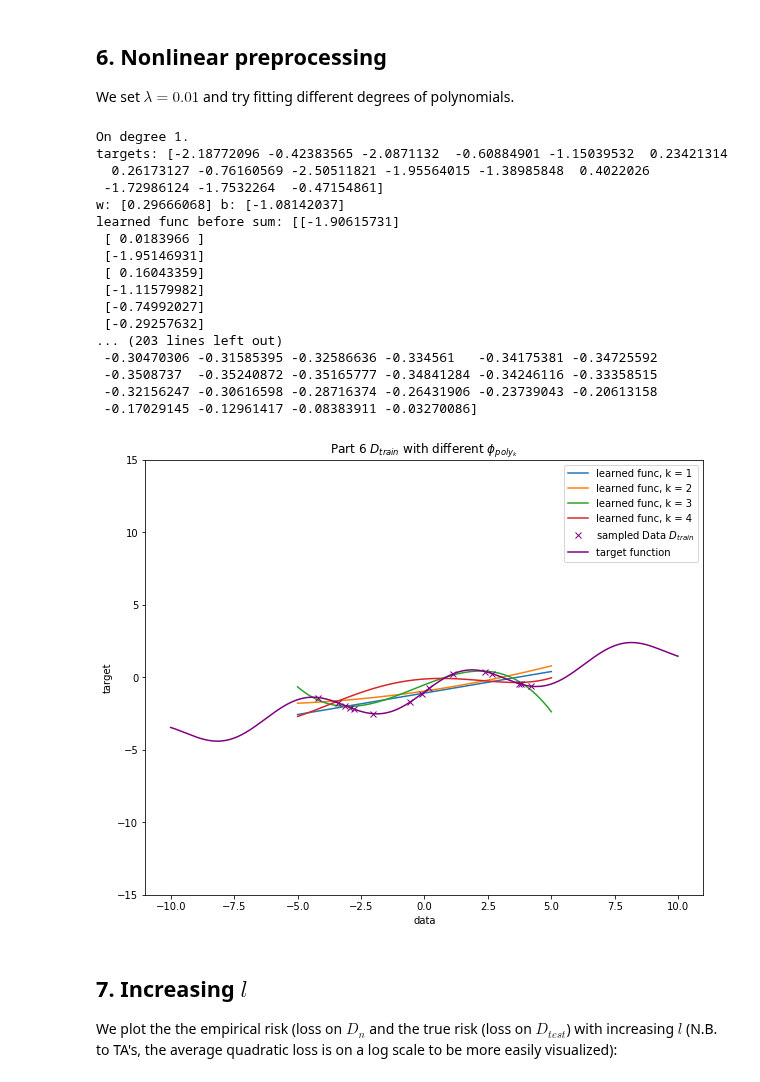
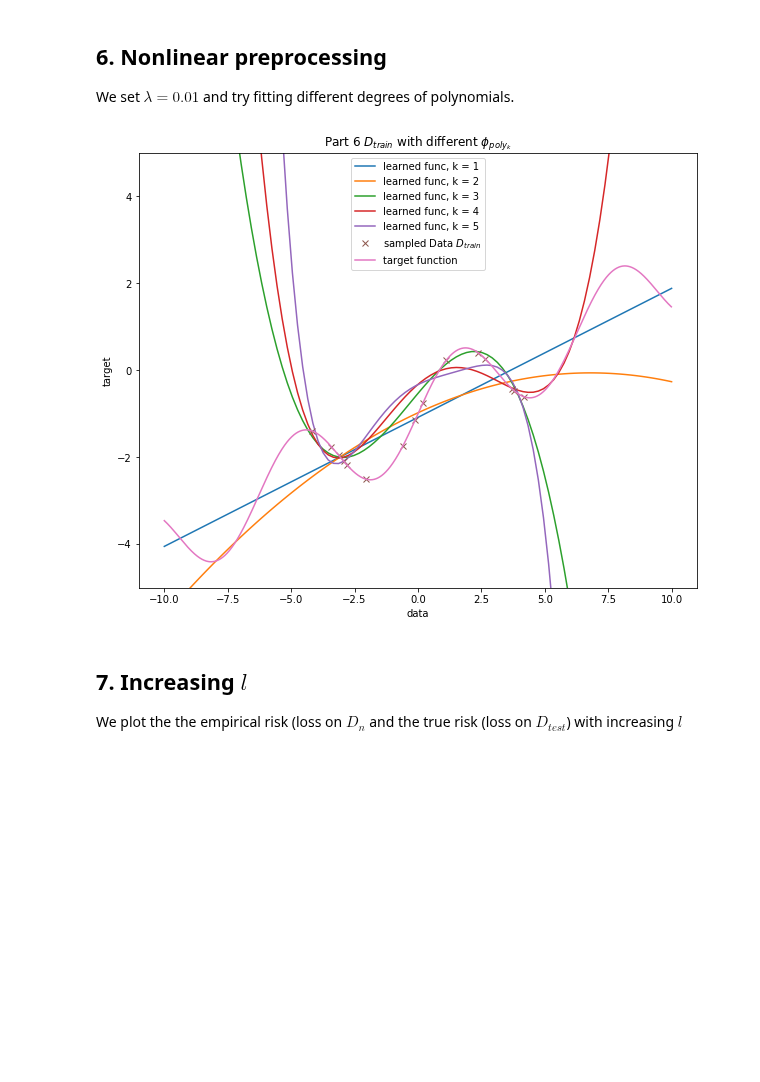
Before and after one commit to violetguos/ift6390, a Jupyter notebook: Homework 2/Practical.ipynb, the cells around one changed output. Cells and saved outputs as stored; diff of their text form; code cells hidden in the pictures; blank space fills up the shorter version.

```diff
--- a/Homework 2/Practical.ipynb
+++ b/Homework 2/Practical.ipynb
@@ -126,7 +127,7 @@ We sample our test set $D_{test}$ and train models on $D_{n}$ , using $\lambda$
 Then we plot $\lambda$  on the x-axis, and loss on the y-axis (N.B. to TAs: we plotted $\lambda$ on a log scale):
 # %%
 # Sample D_test
-data = np.random.uniform(-5,5,100)
+data = np.random.uniform(-5, 5, 100)
 target = hX(data)
 dataDtest = [data, target]
 
@@ -149,8 +150,8 @@ for i in lambdaVals:
     lossArr.append(loss)
 
     # Uncomment to plot
-    """plt.rcParams['figure.figsize'] = [10, 8]
-    plt.plot(dataDtest[0], learnedFunc, '8', label = "learned func, $\lambda$ = {}".format(i) )
+    plt.rcParams['figure.figsize'] = [10, 8]
+    plt.plot(dataDtest[0], learnedFunc, label = "learned func, $\lambda$ = {}".format(i) )
 
 plt.plot(dataDtest[0], dataDtest[1], 'o', label="sampled Data $D_{test}$")
 plt.plot(xvals, hX(xvals), label = "target function")
@@ -158,4 +159,4 @@ plt.xlabel("data")
 plt.ylabel("target")
 plt.title("Part 5 $D_{test}$ with different $\lambda$")
 plt.legend(loc='best')
-plt.show()"""
+plt.show()
@@ -176,14 +179,13 @@ plt.show()
 We set $\lambda = 0.01$ and try fitting different degrees of polynomials.
 # %%
 # Define step size and number of steps for each degree
-kDegreeArr = [1, 2, 3, 4]
-stepsizeArr = [0.01, 0.001, 1.0e-6, 1.0e-7]
-#stepsizeArr = [0.01, 0.001, 5.5180124e-08, 0.00000001]
-numStepArr = [400, 40000, int(1e6), int(1e6)]
-#numStepArr = [400, 40000, 837605, 40000]
+kDegreeArr = [1, 2, 3, 4, 5]
 
-#stepsizeArr = [10**(-7), 10**(-7), 10**(-7), 10**(-7)]
-#numStepArr = [10, 10, 10, 10]
+
+stepsizeArr = [0.01, 0.001, 1.0e-6, 1.0e-7, 1.0e-7]
+
+numStepArr = [400, 40000, int(1e6),int(3.5e6), int(3.5e6)]
+
 
 plt.rcParams['figure.figsize'] = [10, 8]
 plt.ylim(top = 5, bottom=-5)
@@ -191,7 +193,7 @@ plt.ylim(top = 5, bottom=-5)
 lossArr_train = []
 lossArr_test = []
 learned_param = []
-
+regLossArr_train = []
 np.random.seed(5)
 
 # Function to do a mapping from a 1d X.
@@ -206,7 +208,8 @@ def to_map(input_data, k):
     return dataK
 
 for k in kDegreeArr:
-    print('On degree {}.'.format(k))
+    np.random.seed(5)
+
     # Initialize weights and bias randomly according to degree
     weight = np.random.rand(k)
     bias = 0
@@ -218,82 +221,57 @@ for k in kDegreeArr:
     dataDM = np.array(dataDM)
 
     # Get a mapping of the dummy data (to make plot smooth)
-    dataK = np.array(np.linspace(-5, 5, 100))
+    dataK = np.array(np.linspace(-10, 10, 100))
     dataKn = [dataK , hX(dataK)]
     dataKM = []
     for data in dataK:
         dataKM.append(to_map(data, k))
     dataKM = np.array(dataKM)
-
-    # Get a mapping of the targets
-    #targetsM = []
-    #for target in dataDn[1]:
-    #    targetsM.append(to_map(target, k))
-    #targetsM = np.array(targetsM)
 
     # Do the descent
     regGD = 0
     regGD = gradDescent(weightedDecay = 0.01,
                         stepSize = stepsizeArr[kDegreeArr.index(k)],
                         numberSteps= numStepArr[kDegreeArr.index(k)])
     regGDParam = regGD.regression_gradient(weight, bias, dataDM, dataDn[1])
     learned_param.append([regGDParam[0], regGDParam[1]])
 
     # Define the function using the learned parameters
     learnedFunc, learnedFunc_plot = [], []
     for i, point in enumerate(dataDM):
         learnedFunc.append(np.dot(regGDParam[0], point) + regGDParam[1])
     learnedFunc = np.array(learnedFunc)
-    print('learned func before sum:', learnedFunc)
-    #learnedFunc = np.sum(learnedFunc, axis = 1)
-    print('learned func after sum:', learnedFunc)
 
-    # Define a function with dummy data and learned parameters, for a smooth plot
-    #dataK = np.array(np.linspace(-10, 10, 100))
     for point in dataKM:
         learnedFunc_plot.append(np.dot(regGDParam[0], point) + regGDParam[1])
     learnedFunc_plot = np.array(learnedFunc_plot)
-    #learnedFunc_plot = np.sum(learnedFunc_plot, axis = 1)
-    print(learnedFunc_plot)
+
     plt.plot(dataK, learnedFunc_plot, label = "learned func, k = {}".format(k))
-    #plt.scatter(dataDn[0], learnedFunc, label = "learned func, k = {}".format(k))
 
     # Calculate training error (for next part)
     loss = np.mean((learnedFunc - dataDn[1])**2)
     lossArr_train.append(loss)
 
+    regLoss = loss + 0.01 * np.sum(np.power(regGDParam[0], 2))
+    regLossArr_train.append(regLoss)
+
+
 # Do the rest of the plot
 xvals = np.arange(-10, 10, 0.01)
-plt.plot(dataDn[0], dataDn[1], 'x', label="sampled Data $D_{train}$", color="purple")
-plt.plot(xvals, hX(xvals), label = "target function", color="purple")
+plt.plot(dataDn[0], dataDn[1], 'x', label="sampled Data $D_{train}$")
+
+plt.plot(xvals, hX(xvals), label = "target function")
 plt.xlabel("data")
 plt.ylabel("target")
 plt.title("Part 6 $D_{train}$ with different $\phi_{{poly}_k}$")
 plt.legend(loc='best')
 plt.show()
 # %% [output]
-On degree 1.
-targets: [-2.18772096 -0.42383565 -2.0871132  -0.60884901 -1.15039532  0.23421314
-  0.26173127 -0.76160569 -2.50511821 -1.95564015 -1.38985848  0.4022026
- -1.72986124 -1.7532264  -0.47154861]
-w: [0.29666068] b: [-1.08142037]
-learned func before sum: [[-1.90615731]
- [ 0.0183966 ]
- [-1.95146931]
- [ 0.16043359]
- [-1.11579982]
- [-0.74992027]
- [-0.29257632]
-... (203 lines left out)
- -0.30470306 -0.31585395 -0.32586636 -0.334561   -0.34175381 -0.34725592
- -0.3508737  -0.35240872 -0.35165777 -0.34841284 -0.34246116 -0.33358515
- -0.32156247 -0.30616598 -0.28716374 -0.26431906 -0.23739043 -0.20613158
- -0.17029145 -0.12961417 -0.08383911 -0.03270086]
-[figure, old version]
+[figure, new version]
 # %% [markdown]
 ## 7. Increasing $l$
 
-We plot the the empirical risk (loss on $D_{n}$ and the true risk (loss on $D_{test}$) with increasing $l$ (N.B. to TA's, the average quadratic loss is on a log scale to be more easily visualized):
+We plot the the empirical risk (loss on $D_{n}$ and the true risk (loss on $D_{test}$) with increasing $l$
 # %%
 # Already got training loss, so now get testing loss:
 lossArr_test = []
```
Also changed, not shown: parts of 11 cells of this notebook.
